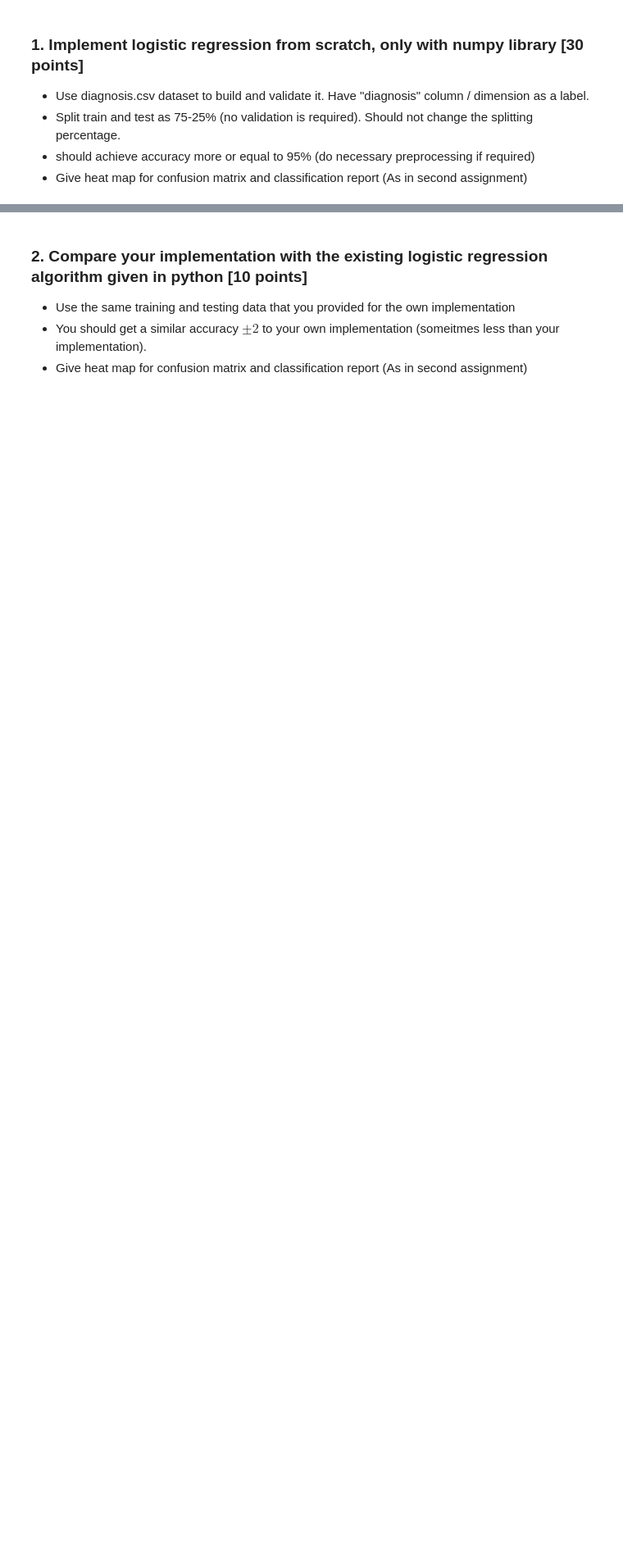
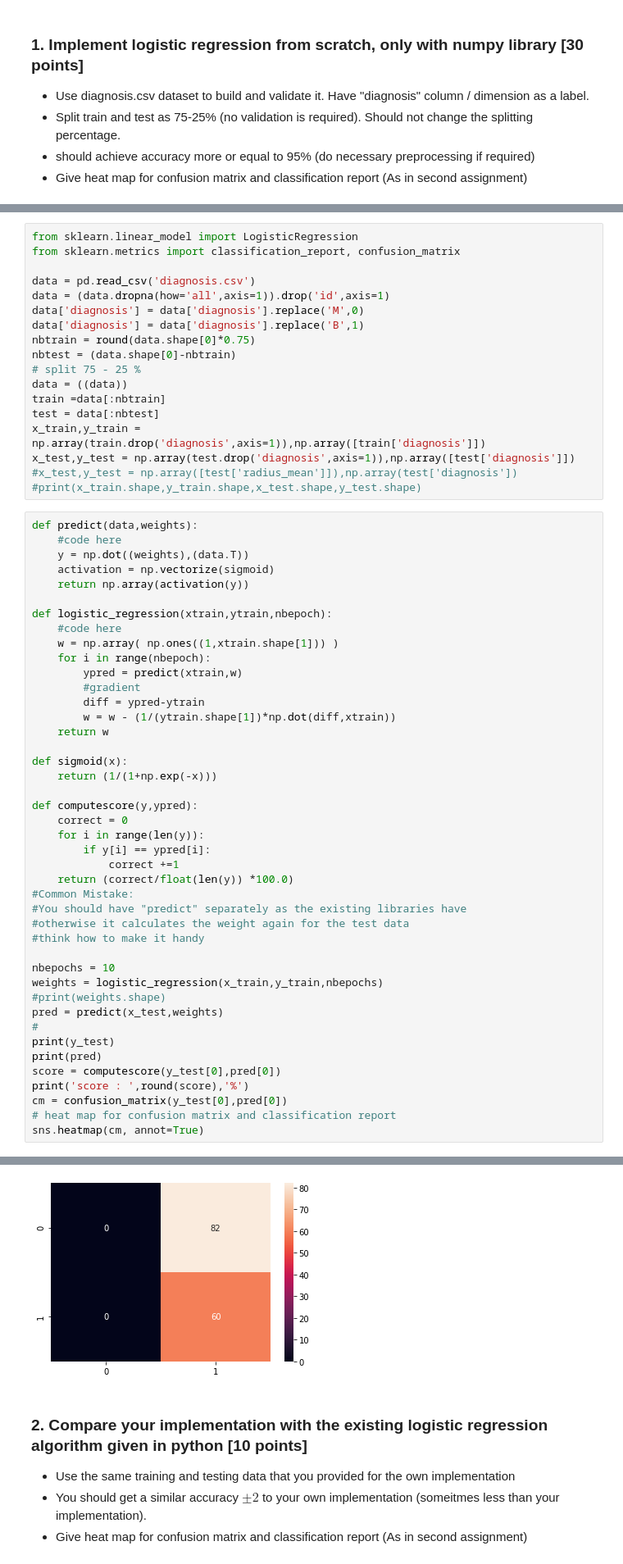
Before and after one commit to natalialqp/Machine-Learning, a Jupyter notebook: HW4/Homework_LinDiscriminant_LogRegression.ipynb, the cells around one changed output, grey strips where cells are left out. Shown at 82% size. Drawn from its saved outputs; the diff is of its cells as text; blank space fills up the shorter version.

```diff
--- a/HW4/Homework_LinDiscriminant_LogRegression.ipynb
+++ b/HW4/Homework_LinDiscriminant_LogRegression.ipynb
@@ -89,0 +112,62 @@ def logistic_regression():
+# %%
+from sklearn.linear_model import LogisticRegression
+from sklearn.metrics import classification_report, confusion_matrix
+
+data = pd.read_csv('diagnosis.csv')
+data = (data.dropna(how='all',axis=1)).drop('id',axis=1)
+data['diagnosis'] = data['diagnosis'].replace('M',0)
+data['diagnosis'] = data['diagnosis'].replace('B',1)
+nbtrain = round(data.shape[0]*0.75)
+nbtest = (data.shape[0]-nbtrain)
+# split 75 - 25 %
+data = ((data))
+train =data[:nbtrain]
+test = data[:nbtest]
+x_train,y_train = np.array(train.drop('diagnosis',axis=1)),np.array([train['diagnosis']])
+x_test,y_test = np.array(test.drop('diagnosis',axis=1)),np.array([test['diagnosis']])
+#x_test,y_test = np.array([test['radius_mean']]),np.array(test['diagnosis'])
+#print(x_train.shape,y_train.shape,x_test.shape,y_test.shape)
+# %%
+def predict(data,weights):
+    #code here
+    y = np.dot((weights),(data.T))
+    activation = np.vectorize(sigmoid)
+    return np.array(activation(y))
+
+def logistic_regression(xtrain,ytrain,nbepoch):
+    #code here
+    w = np.array( np.ones((1,xtrain.shape[1])) )
+    for i in range(nbepoch):
+        ypred = predict(xtrain,w)
+        #gradient
+        diff = ypred-ytrain
+        w = w - (1/(ytrain.shape[1])*np.dot(diff,xtrain))
+    return w
+
+def sigmoid(x):
+    return (1/(1+np.exp(-x)))
+
+def computescore(y,ypred):
+    correct = 0
+    for i in range(len(y)):
+        if y[i] == ypred[i]:
+            correct +=1
+    return (correct/float(len(y)) *100.0)
+#Common Mistake:
+#You should have "predict" separately as the existing libraries have
+#otherwise it calculates the weight again for the test data
+#think how to make it handy
+
+nbepochs = 10
+weights = logistic_regression(x_train,y_train,nbepochs)
+#print(weights.shape)
+pred = predict(x_test,weights)
+#
+print(y_test)
+print(pred)
+score = computescore(y_test[0],pred[0])
+print('score : ',round(score),'%')
+cm = confusion_matrix(y_test[0],pred[0])
+# heat map for confusion matrix and classification report
+sns.heatmap(cm, annot=True)
+# %% [output]
@@ -90,3 +186,4 @@ def logistic_regression():
+[figure, added]
 # %% [markdown]
 ### 2. Compare your implementation with the existing logistic regression algorithm given in python [10 points]
 
```
Also changed, not shown: parts of 11 cells of this notebook.
